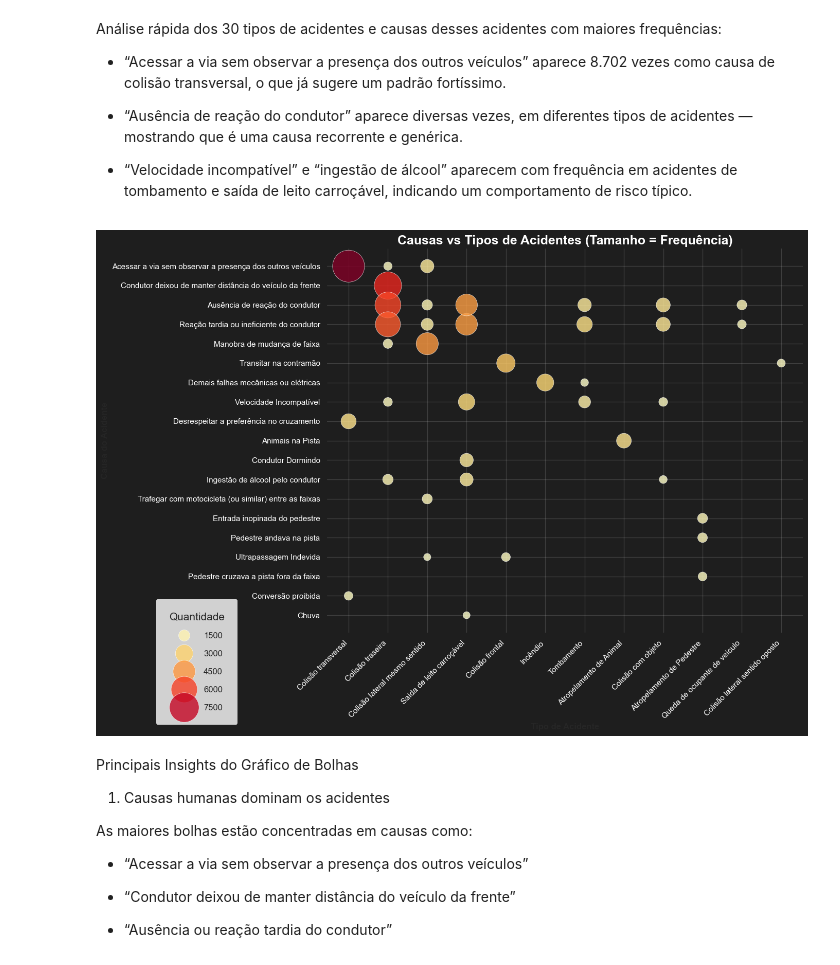
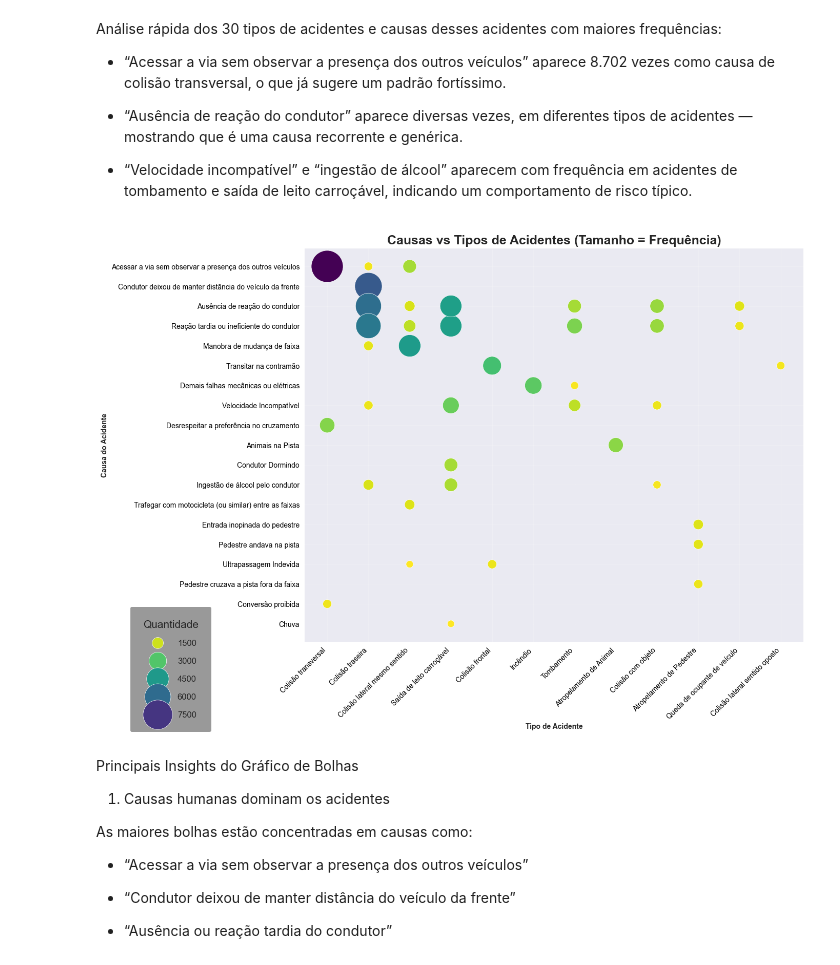
Before and after one commit to Felipeglnd/Projeto_PRF, a Jupyter notebook: Projeto_PRF_23_24/notebooks/EDA_PRF.ipynb, the cells around one changed output. Drawn from its saved outputs; the diff is of its cells as text; code cells hidden in the pictures.

```diff
--- a/Projeto_PRF_23_24/notebooks/EDA_PRF.ipynb
+++ b/Projeto_PRF_23_24/notebooks/EDA_PRF.ipynb
@@ -378,0 +378,17 @@ df_prf.describe(include='all')
+# %%
+# Gerando o gráfico de comparação 2023 x 2024
+
+plt.figure(figsize=(10, 6))
+sns.set_style('darkgrid')
+
+plt.bar(acidentes_ano['ano'], acidentes_ano['quantidade'], color='darkblue')
+
+plt.title('Comparação de Acidentes Nacional 2023 x 2024', fontweight='bold', fontsize=16)
+plt.xlabel('Ano', fontweight='bold')
+plt.ylabel('Quantidade de Acidentes', fontweight='bold')
+
+for i, v in enumerate(acidentes_ano['quantidade']):
+    plt.text(acidentes_ano['ano'][i], v + 350, f'{v}', ha='center', fontweight='bold')
+
+plt.tight_layout()
+plt.show()
@@ -1145,7 +1266,7 @@ Análise rápida dos 30 tipos de acidentes e causas desses acidentes com maiores
 df_prf_causas_acidentes_bubble = df_prf_causas_acidentes.sort_values(ascending=False, by=['quantidade']).head(40)
 
 # Configurações de Estilo
-sns.set_theme(style='whitegrid', rc={'axes.facecolor':'#1e1e1e', 'figure.facecolor': '#1e1e1e'})
+
 
 # Criando o gráfico
 plt.figure(figsize=(14,10))
@@ -1156,53 +1277,53 @@ bubble = sns.scatterplot(
     y='causa_acidente',
     size='quantidade',
     hue='quantidade',
-    palette='YlOrRd',
-    alpha=0.8,              # transparência das cores
+    palette='viridis_r',
+    alpha=1,              # transparência das cores
     sizes=(100, 2000),      # controla tamanho das bolhas
     edgecolor='white',      # cor das bordas das bolhas
     linewidth=0.5
 )
 
 # Ajustando as Labels
-plt.title('Causas vs Tipos de Acidentes (Tamanho = Frequência)', fontsize=18, fontweight='bold', color='white')
+plt.title('Causas vs Tipos de Acidentes (Tamanho = Frequência)', fontsize=18, fontweight='bold')
 plt.xlabel('Tipo de Acidente', fontweight='bold')
 plt.ylabel('Causa do Acidente', fontweight='bold')
 
 # Ajustando os rótulos
 plt.xticks(
     rotation=45,
     ha='right',
-    color='white'
+    color='black'
 )
-plt.yticks(color='white')
+plt.yticks(color='black')
 
 # Remove moldura do gráfico para visual mais limpo
 sns.despine(left=True, bottom=True)
 
 # Ajustando a intensidade da cor das grades
 plt.grid(alpha=0.2)
 
 # Ajustando legenda
 plt.legend(
     frameon=True,           # mantém o quadro visivel
-    facecolor='white',
+    facecolor='gray',
     edgecolor='none',
     bbox_to_anchor=(-0.17, 0.11), # posição por coordenadas ajustáveis
 
     # Ajustando fontes e tamanhos
     title='Quantidade',     # título
     title_fontsize=15,      # fonte título
     fontsize=12,            # tamanho da fonte das legendas
     labelspacing=1.2,       # espaço vertical entre os itens
     borderaxespad=1,        # espaço entre legenda e borda
     borderpad=1.5,          # espaço interno dentro do quadro
-    handlelength=3,          # comprimento das bolhas (legenda)
+    handlelength=3          # comprimento das bolhas (legenda)
 )
 
 plt.tight_layout()
 plt.show()
 # %% [output]
-[figure, old version]
+[figure, new version]
 # %% [markdown]
 Principais Insights do Gráfico de Bolhas
 1. Causas humanas dominam os acidentes
```
Also changed, not shown: parts of 13 cells of this notebook.
